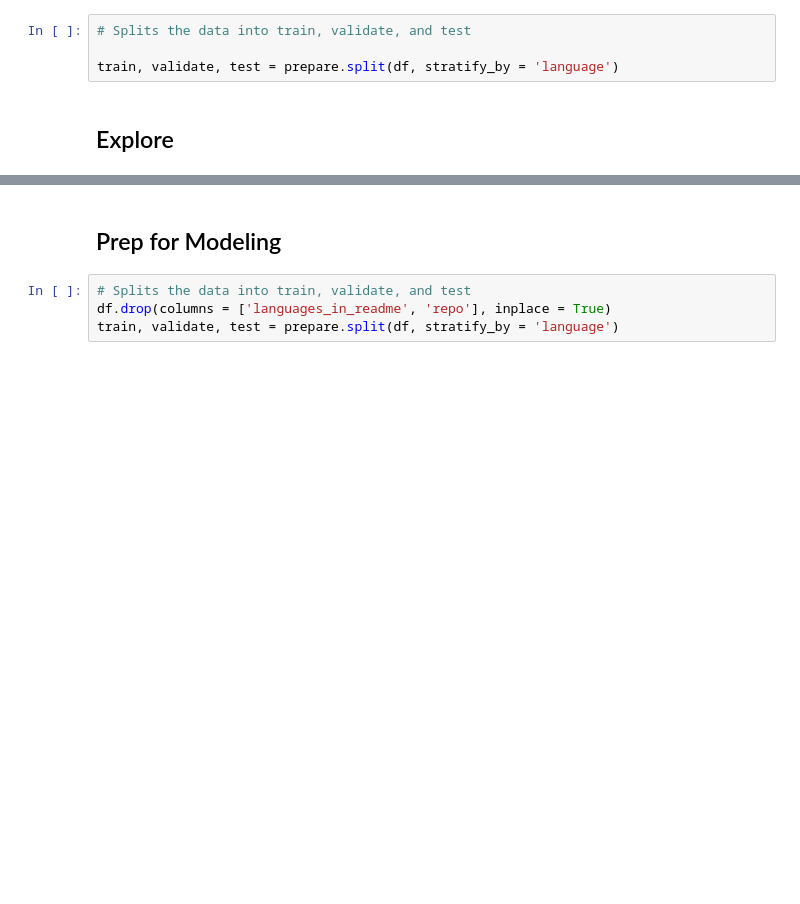
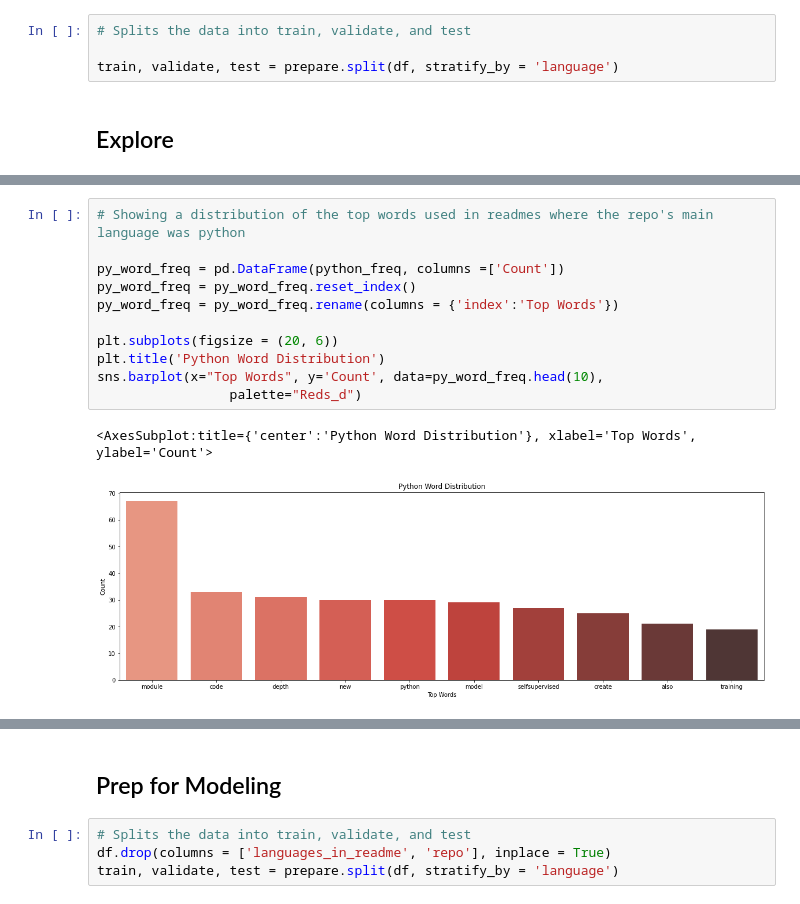
Before and after one commit to Sam-keeler/natural-language-processing, a Jupyter notebook: nlp-project.ipynb, the cells around one changed output, grey strips where cells are left out. Cells and saved outputs as stored; diff of their text form; blank space fills up the shorter version.

```diff
--- a/nlp-project.ipynb
+++ b/nlp-project.ipynb
@@ -160,3 +166,17 @@ project    22
 install    21
 dtype: int64
 (None, None, None, None)
+# %%
+# Showing a distribution of the top words used in readmes where the repo's main language was python
+
+py_word_freq = pd.DataFrame(python_freq, columns =['Count'])
+py_word_freq = py_word_freq.reset_index()
+py_word_freq = py_word_freq.rename(columns = {'index':'Top Words'})
+
+plt.subplots(figsize = (20, 6))
+plt.title('Python Word Distribution')
+sns.barplot(x="Top Words", y='Count', data=py_word_freq.head(10),
+                 palette="Reds_d")
+# %% [output]
+<AxesSubplot:title={'center':'Python Word Distribution'}, xlabel='Top Words', ylabel='Count'>
+[figure, added]
```
Also changed, not shown: parts of 35 cells of this notebook, 1 other file.
